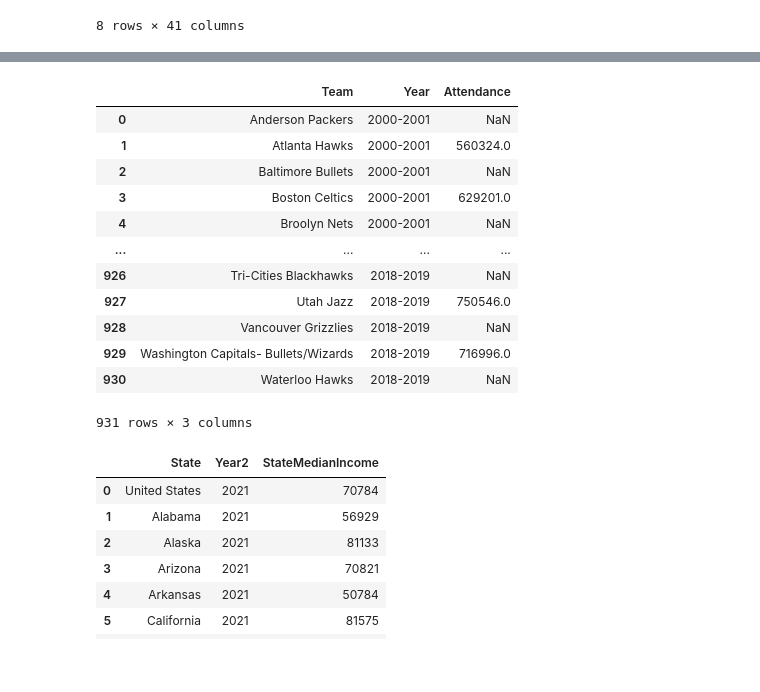
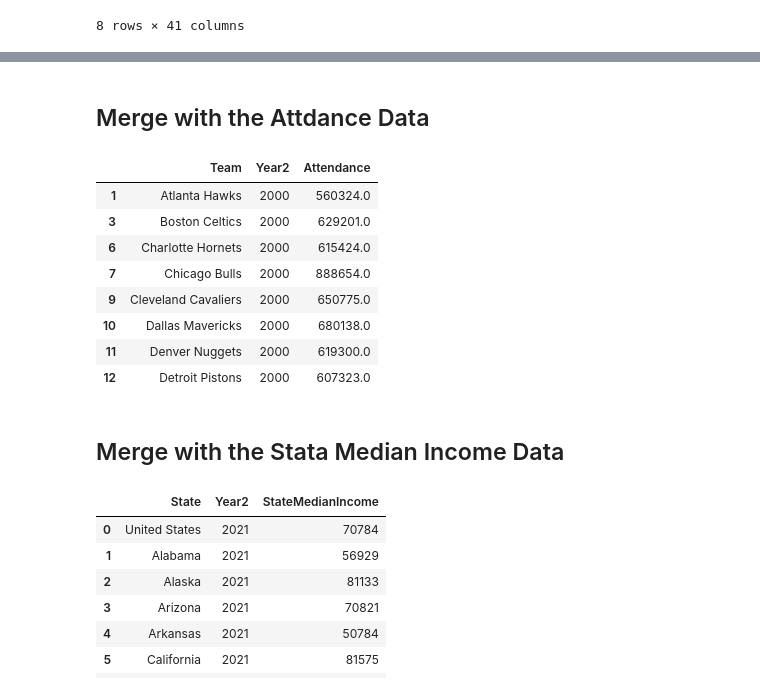
Before and after one commit to XinyangNick/ECO353-Project-1, a Jupyter notebook: ECO353P1.ipynb, the cells around one changed output, grey strips where cells are left out. Drawn from its saved outputs; the diff is of its cells as text; code cells hidden in the pictures; blank space fills up the shorter version.

Commit message:
Add new data like Winning
fix the merge problem with attendance

```diff
--- a/ECO353P1.ipynb
+++ b/ECO353P1.ipynb
@@ -185,28 +191,26 @@ result_df.head(8)
 | 5 | 2000-2001 | Cleveland Cavaliers | NaN | NaN | NaN | 75.0 | 47.8 | 20.1 | ... |
 | 6 | 2000-2001 | Dallas Mavericks | NaN | NaN | NaN | 68.0 | 59.9 | 31.5 | ... |
 | 7 | 2000-2001 | Denver Nuggets | NaN | NaN | NaN | 72.0 | 54.8 | 24.8 | ... |
-# %%
-NBA_attend['Team'] = NBA_attend['Team'].str.title()
+# %% [markdown]
+## Merge with the Attdance Data
 # %%
 #Clean the attendance data
 NBA_attend_melt = NBA_attend.melt(id_vars=['Team'], var_name='Year', value_name='Attendance')
-# %%
-
-NBA_attend_melt['Year'] = NBA_attend_melt['Year'].str[:4] + '-' + NBA_attend_melt['Year'].str[:2] + NBA_attend_melt['Year'].str[-2:]
+# %%
+NBA_attend_melt['Year2'] = NBA_attend_melt['Year'].str[:4]
+# %%
+NBA_attend_melt.dropna(inplace=True)
+NBA_attend_melt = NBA_attend_melt[['Team', 'Year2', 'Attendance']]
 # %%
-NBA_attend_melt
+NBA_attend_melt.head(8)
 # %% [output]
-|  | Team | Year | Attendance |
-| 0 | Anderson Packers | 2000-2001 | NaN |
-| 1 | Atlanta Hawks | 2000-2001 | 560324.0 |
-| 2 | Baltimore Bullets | 2000-2001 | NaN |
-| 3 | Boston Celtics | 2000-2001 | 629201.0 |
-| 4 | Broolyn Nets | 2000-2001 | NaN |
-| ... | ... | ... | ... |
-| 926 | Tri-Cities Blackhawks | 2018-2019 | NaN |
-| 927 | Utah Jazz | 2018-2019 | 750546.0 |
-| 928 | Vancouver Grizzlies | 2018-2019 | NaN |
-| 929 | Washington Capitals- Bullets/Wizards | 2018-2019 | 716996.0 |
-| 930 | Waterloo Hawks | 2018-2019 | NaN |
+|  | Team | Year2 | Attendance |
+| 1 | Atlanta Hawks | 2000 | 560324.0 |
+| 3 | Boston Celtics | 2000 | 629201.0 |
+| 6 | Charlotte Hornets | 2000 | 615424.0 |
+| 7 | Chicago Bulls | 2000 | 888654.0 |
+| 9 | Cleveland Cavaliers | 2000 | 650775.0 |
+| 10 | Dallas Mavericks | 2000 | 680138.0 |
+| 11 | Denver Nuggets | 2000 | 619300.0 |
+| 12 | Detroit Pistons | 2000 | 607323.0 |
-931 rows × 3 columns
 # %%
@@ -214,3 +218,5 @@ pop_att_merged = result_df.merge(NBA_attend_melt, on=['Team', 'Year'], how='left
+# %% [markdown]
+## Merge with the Stata Median Income Data
 # %%
 state_dict = {'Atlanta city': 'Georgia',
               'Boston city': 'Massachusetts',
```
Also changed, not shown: parts of 17 cells of this notebook, 4 other files.
